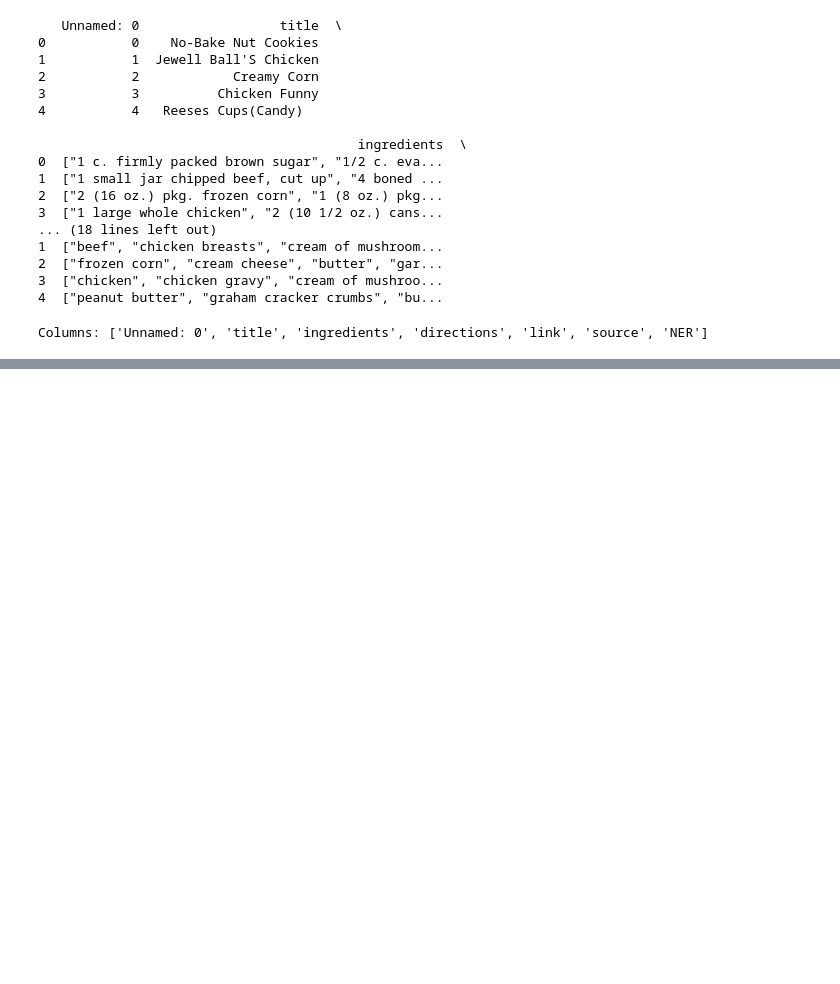
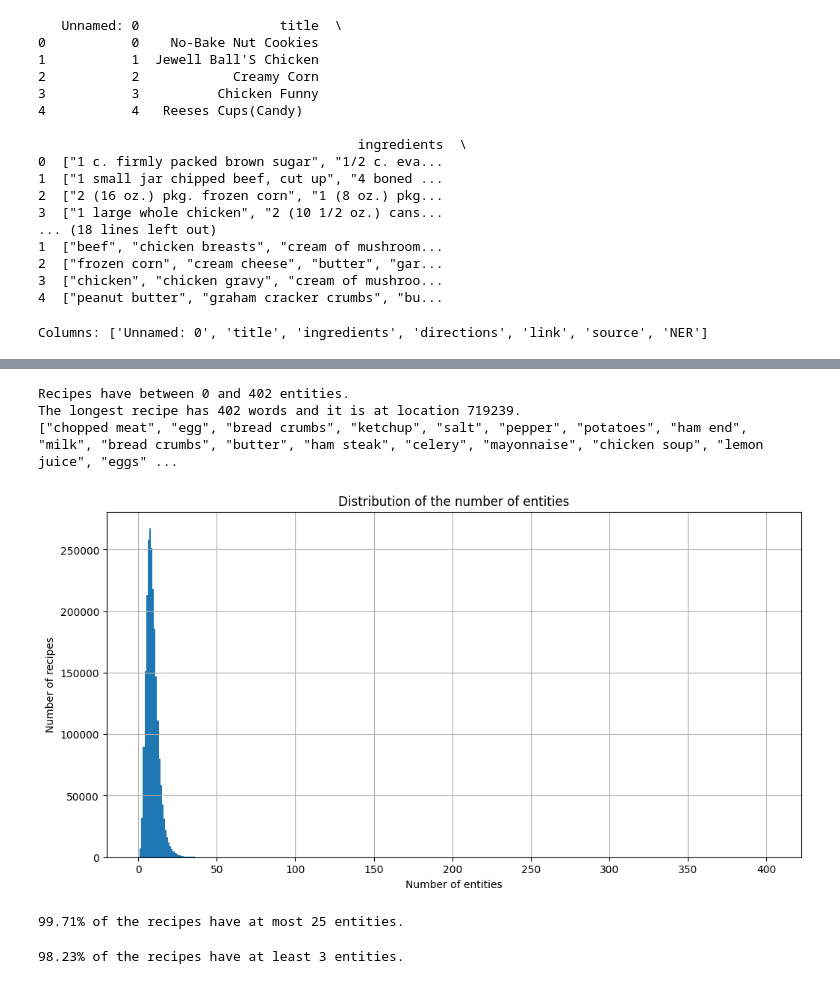
Before and after one commit to matteo-figini/cooking-mama, a Jupyter notebook: Recipe.ipynb, the cells around one changed output, grey strips where cells are left out. Saved outputs shown, nothing was run; the diff lists cells and outputs as text; code cells hidden in the pictures; blank space fills up the shorter version.

```diff
--- a/Recipe.ipynb
+++ b/Recipe.ipynb
@@ -57,0 +172,5 @@ In the dataset there are 2231142 different receipts!
+# %%
+ner_column = 'ner_len'
+
+df[ner_column] = df['NER'].apply(lambda x: len(ast.literal_eval(x)))
+print(df[ner_column])
@@ -57,0 +190,24 @@ In the dataset there are 2231142 different receipts!
+# %%
+max_ner_len = df[ner_column].max()
+min_ner_len = df[ner_column].min()
+
+max_ner_len_idx = df[ner_column].idxmax()
+print(f"Recipes have between {min_ner_len} and {max_ner_len} entities.")
+
+print(f"The longest recipe has {max_ner_len} words and it is at location {max_ner_len_idx}.")
+print(df['NER'].loc[max_ner_len_idx])
+# %% [output]
+Recipes have between 0 and 402 entities.
+The longest recipe has 402 words and it is at location 719239.
+["chopped meat", "egg", "bread crumbs", "ketchup", "salt", "pepper", "potatoes", "ham end", "milk", "bread crumbs", "butter", "ham steak", "celery", "mayonnaise", "chicken soup", "lemon juice", "eggs" ...
+# %%
+# Print the number of entities in each recipe.
+plt.figure(figsize=(12,6))
+plt.hist(df[ner_column], bins=max_ner_len, range=(0, max_ner_len))
+plt.title('Distribution of the number of entities')
+plt.xlabel('Number of entities')
+plt.ylabel('Number of recipes')
+plt.grid(True)
+plt.show()
+# %% [output]
+[figure, added]
@@ -57,0 +216,20 @@ In the dataset there are 2231142 different receipts!
+# %%
+# Count recipes with less than upper_threshold entities
+upper_threshold = 25
+count_less_threshold = (entities_counts <= upper_threshold).sum()
+
+upper_percentage = count_less_threshold/len(df) * 100
+
+print(f"{round(upper_percentage, 2)}% of the recipes have at most {upper_threshold} entities.")
+# %% [output]
+99.71% of the recipes have at most 25 entities.
+# %%
+# Count recipes with more than lower_threshold entities
+lower_threshold = 3
+count_more_threshold = (entities_counts >= lower_threshold).sum()
+
+lower_percentage = count_more_threshold/len(df) * 100
+
+print(f"{round(lower_percentage, 2)}% of the recipes have at least {lower_threshold} entities.")
+# %% [output]
+98.23% of the recipes have at least 3 entities.
```
Also changed, not shown: parts of 20 cells of this notebook.
